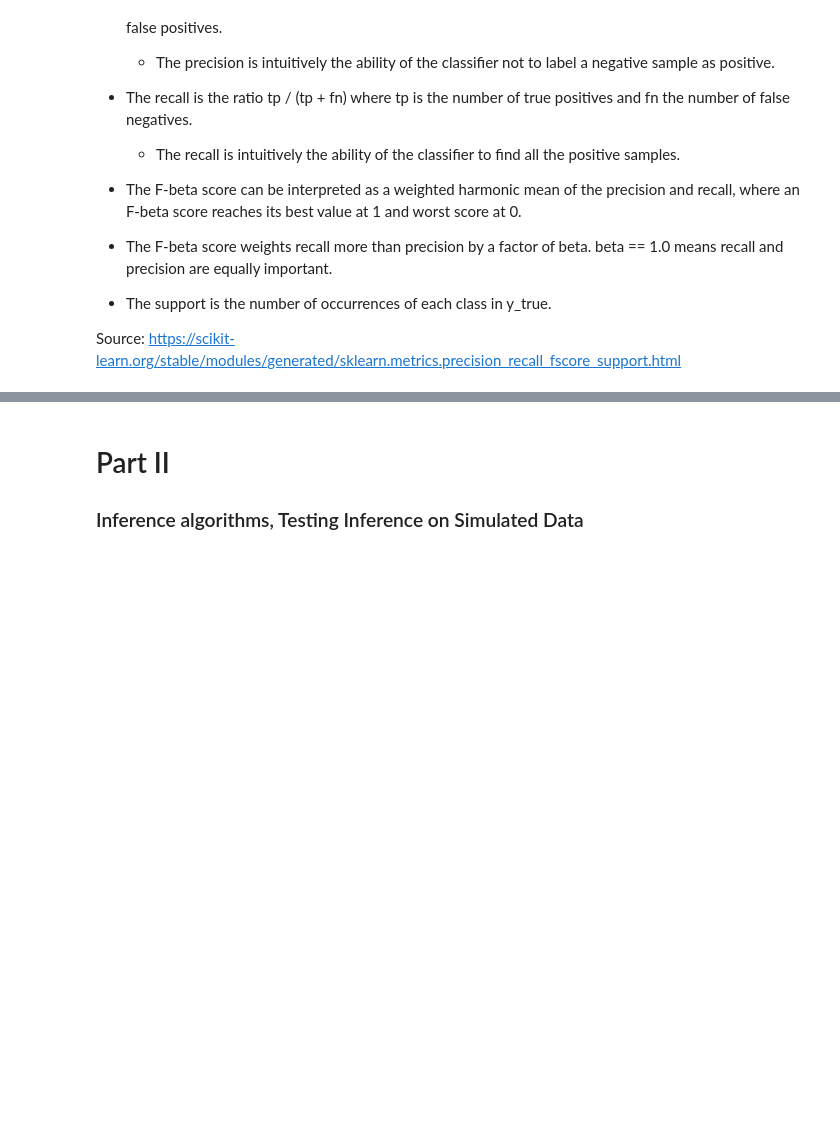
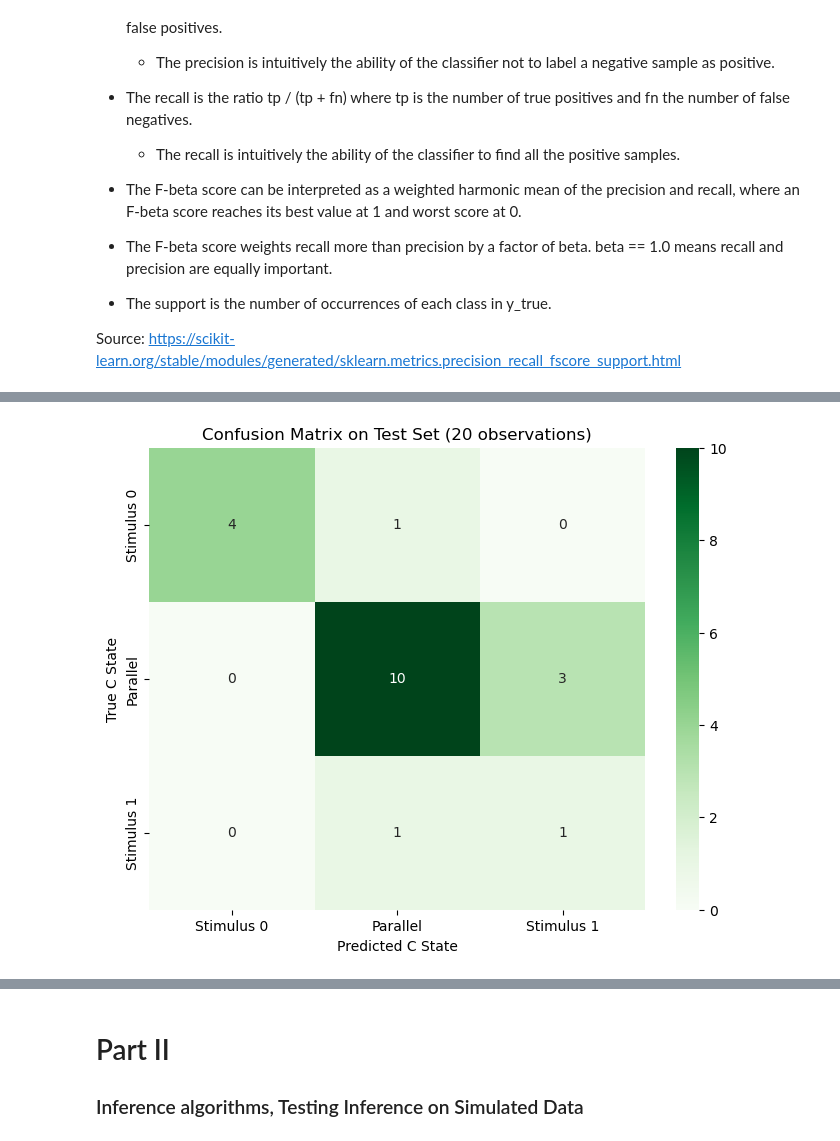
Before and after one commit to JulianBarraganG/modcom, a Jupyter notebook: forward_simulation.ipynb, the cells around one changed output, grey strips where cells are left out. Drawn from its saved outputs; the diff is of its cells as text; code cells hidden in the pictures; blank space fills up the shorter version.

```diff
--- a/forward_simulation.ipynb
+++ b/forward_simulation.ipynb
@@ -95,7 +145,7 @@ plt.show()
 ### MULTICLASS LOGISTIC REGRESSION
 # %%
 # Split the date for validation
-X_train, X_test, C_train, C_test = train_test_split(X, C, test_size=0.2, random_state=42)
+X_train, X_test, C_train, C_test = train_test_split(X, C_swap, test_size=0.2, random_state=42)
 
 # Assert shapes
 assert(X_train.shape == (T-0.2*T, n))
@@ -116,4 +189,4 @@ from sklearn.metrics import confusion_matrix, classification_report
 import pandas as pd
 import seaborn as sns
 # %%
-C_pred = np.array([i.argmax() for i in LogReg.predict_proba(X)])
+C_pred = np.array([i.argmax() for i in LogReg.predict_proba(X_test)])
@@ -146,0 +221,17 @@ print(report)
+# %%
+# Creating  a confusion matrix,which compares the C and C_pred
+cm = confusion_matrix(C_test, C_pred)
+
+cm_df = pd.DataFrame(cm,
+                     index = ['Stimulus 0','Parallel','Stimulus 1'],
+                     columns = ['Stimulus 0','Parallel','Stimulus 1'])
+
+#Plotting the confusion matrix
+plt.figure(figsize=(8,6))
+sns.heatmap(cm_df, annot=True, cmap="Greens")
+plt.title('Confusion Matrix on Test Set (20 observations)')
+plt.ylabel('True C State')
+plt.xlabel('Predicted C State')
+plt.show()
+# %% [output]
+[figure, added]
```
Also changed, not shown: parts of 12 cells of this notebook.
